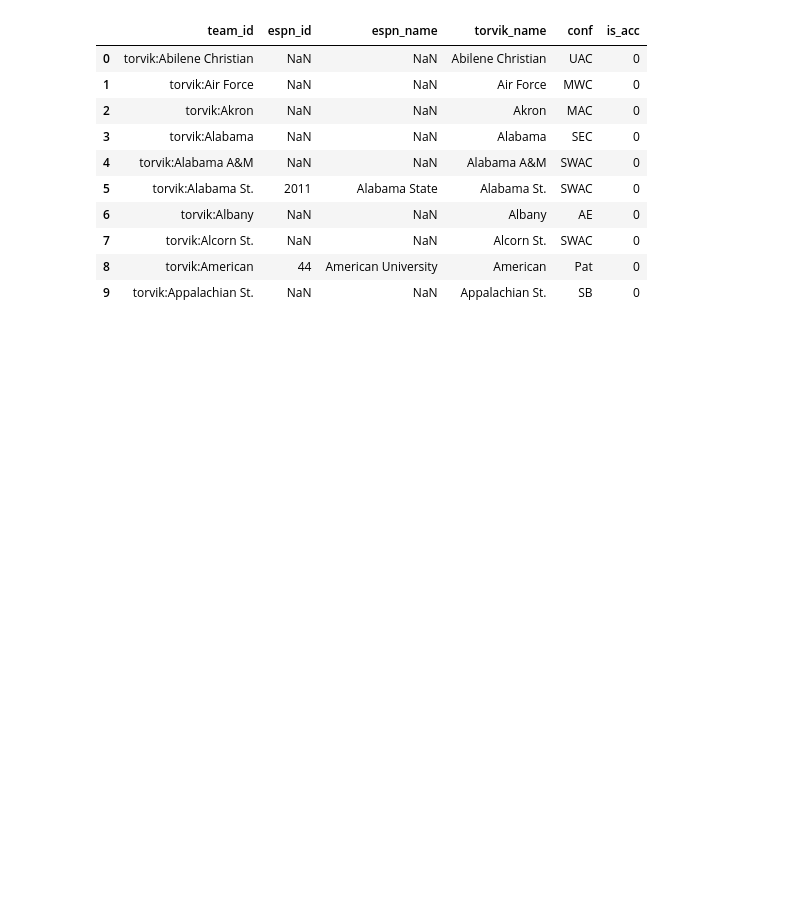
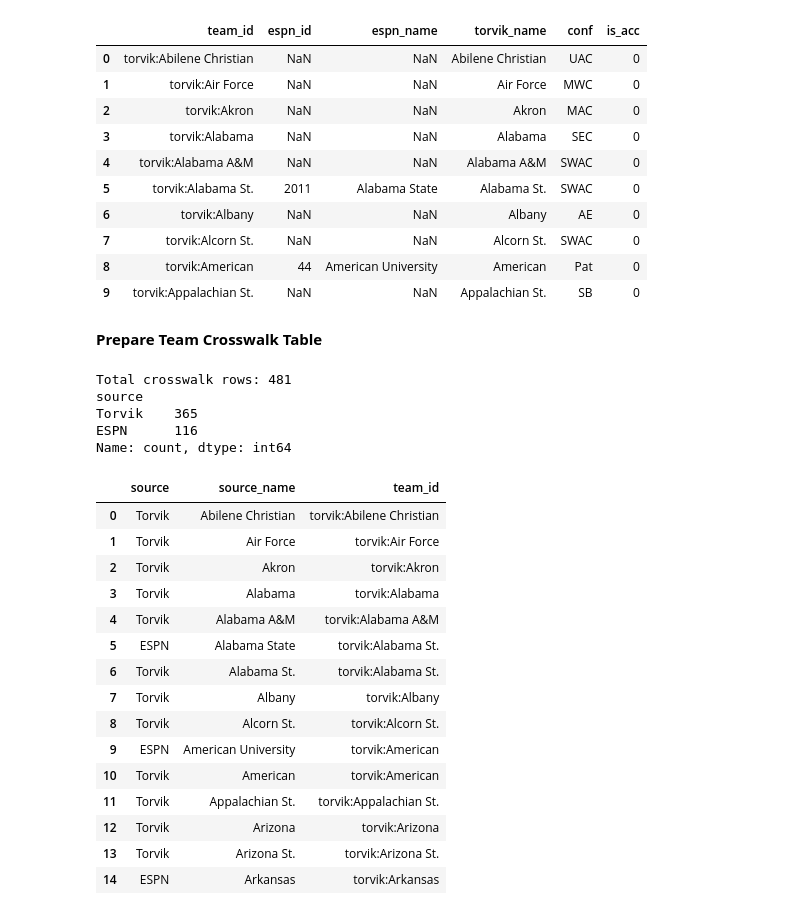
Before and after one commit to ekee7/acc_reality_check, a Jupyter notebook: ACC_Reality_Check.ipynb, the cells around one changed output. Saved outputs shown, nothing was run; the diff lists cells and outputs as text; code cells hidden in the pictures; blank space fills up the shorter version.

Commit message:
Prepare the team crosswalk for SQLite

```diff
--- a/ACC_Reality_Check.ipynb
+++ b/ACC_Reality_Check.ipynb
@@ -1309,3 +1309,59 @@ Teams with Torvik ratings: 365
 | 7 | torvik:Alcorn St. | NaN | NaN | Alcorn St. | SWAC | 0 |
 | 8 | torvik:American | 44 | American University | American | Pat | 0 |
 | 9 | torvik:Appalachian St. | NaN | NaN | Appalachian St. | SB | 0 |
+# %% [markdown]
+**Prepare Team Crosswalk Table**
+# %%
+#Prepare the team crosswalk for SQLite
+crosswalk_rows = []
+
+for index, team in df_teams.iterrows():
+
+    #add ESPN team name
+    if pd.notna(team["espn_name"]):
+        crosswalk_rows.append({
+            "source": "ESPN",
+            "source_name": team["espn_name"],
+            "team_id": team["team_id"]
+        })
+
+    #add Torvik team name
+    if pd.notna(team["torvik_name"]):
+        crosswalk_rows.append({
+            "source": "Torvik",
+            "source_name": team["torvik_name"],
+            "team_id": team["team_id"]
+        })
+
+df_team_crosswalk = pd.DataFrame(crosswalk_rows)
+
+#validate unique source-name combinations
+assert not df_team_crosswalk.duplicated(
+    subset=["source", "source_name"]
+).any()
+
+print("Total crosswalk rows:", len(df_team_crosswalk))
+print(df_team_crosswalk["source"].value_counts())
+display(df_team_crosswalk.head(15))
+# %% [output]
+Total crosswalk rows: 481
+source
+Torvik    365
+ESPN      116
+Name: count, dtype: int64
+|  | source | source_name | team_id |
+| 0 | Torvik | Abilene Christian | torvik:Abilene Christian |
+| 1 | Torvik | Air Force | torvik:Air Force |
+| 2 | Torvik | Akron | torvik:Akron |
+| 3 | Torvik | Alabama | torvik:Alabama |
+| 4 | Torvik | Alabama A&M | torvik:Alabama A&M |
+| 5 | ESPN | Alabama State | torvik:Alabama St. |
+| 6 | Torvik | Alabama St. | torvik:Alabama St. |
+| 7 | Torvik | Albany | torvik:Albany |
+| 8 | Torvik | Alcorn St. | torvik:Alcorn St. |
+| 9 | ESPN | American University | torvik:American |
+| 10 | Torvik | American | torvik:American |
+| 11 | Torvik | Appalachian St. | torvik:Appalachian St. |
+| 12 | Torvik | Arizona | torvik:Arizona |
+| 13 | Torvik | Arizona St. | torvik:Arizona St. |
+| 14 | ESPN | Arkansas | torvik:Arkansas |
```
